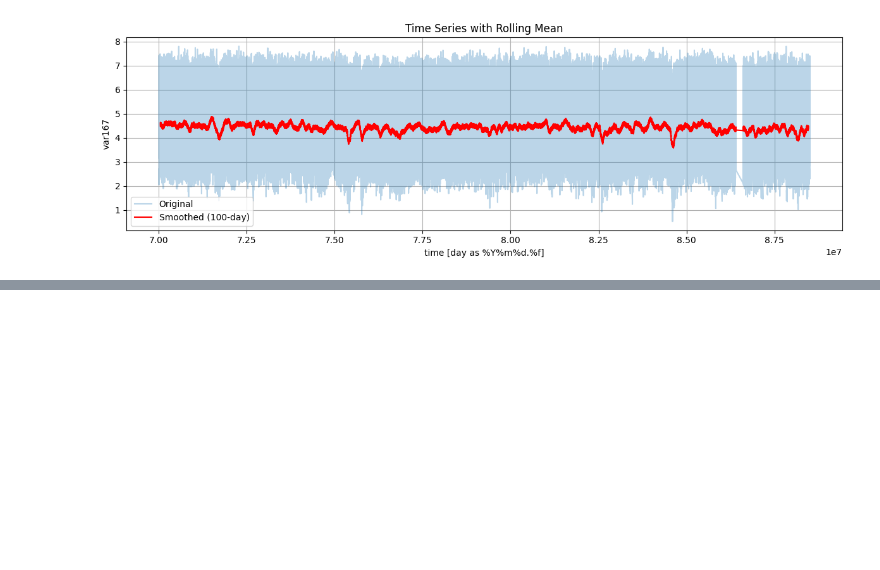
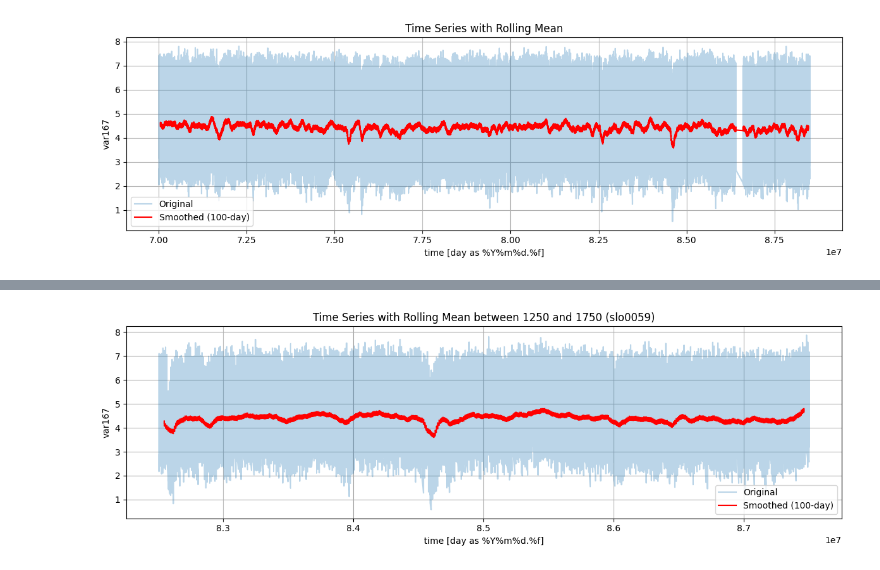
Before and after one commit to EliHHogemo/lia, a Jupyter notebook: temp.ipynb, the cells around one changed output, grey strips where cells are left out. Saved outputs shown, nothing was run; the diff lists cells and outputs as text; code cells hidden in the pictures; blank space fills up the shorter version.

```diff
--- a/temp.ipynb
+++ b/temp.ipynb
@@ -85,0 +139,18 @@ plt.show()
+# %%
+time_1250 = 82504117.4864865  # example, replace with your actual value
+time_1750 = 87501712.08108108  # example, replace with your actual value
+
+time_mask = (da.time >= time_1250) & (da.time <= time_1750)
+ts_1250_1750 = da['var167'].sel(time=time_mask).mean(dim=['lat', 'lon']) - 273.12
+smoothed = ts_1250_1750.rolling(time=100, center=True).mean()
+
+plt.figure(figsize=(12, 4))
+ts_1250_1750.plot(label="Original", alpha=0.3)
+smoothed.plot(label="Smoothed (100-day)", color='red')
+plt.title("Time Series with Rolling Mean between 1250 and 1750 (slo0059)")
+plt.legend()
+plt.grid(True)
+plt.tight_layout()
+plt.show()
+# %% [output]
+[figure, added]
```
Also changed, not shown: parts of 11 cells of this notebook.
